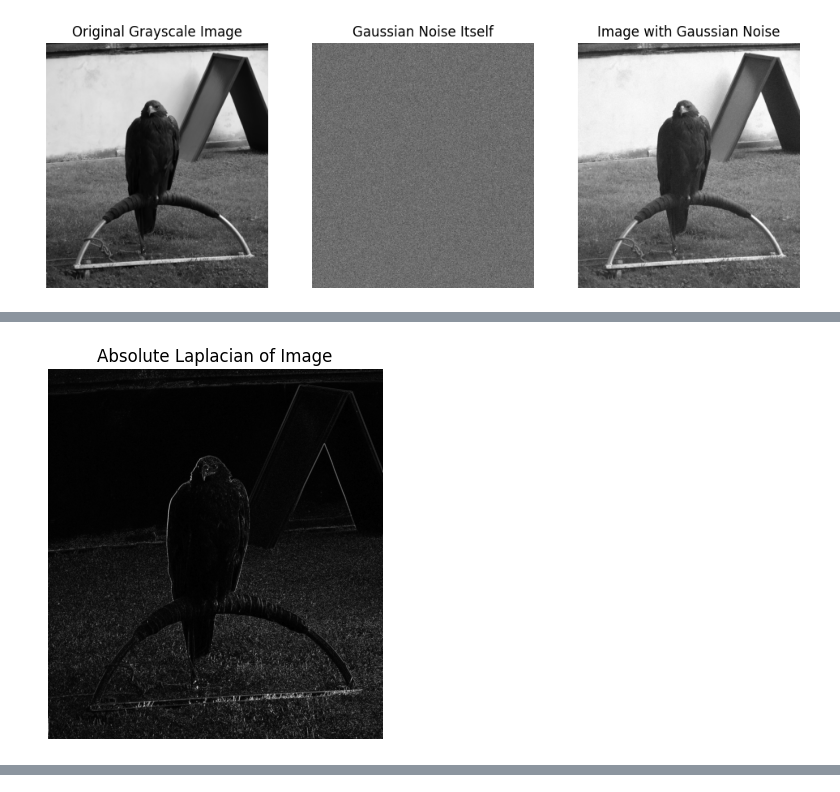
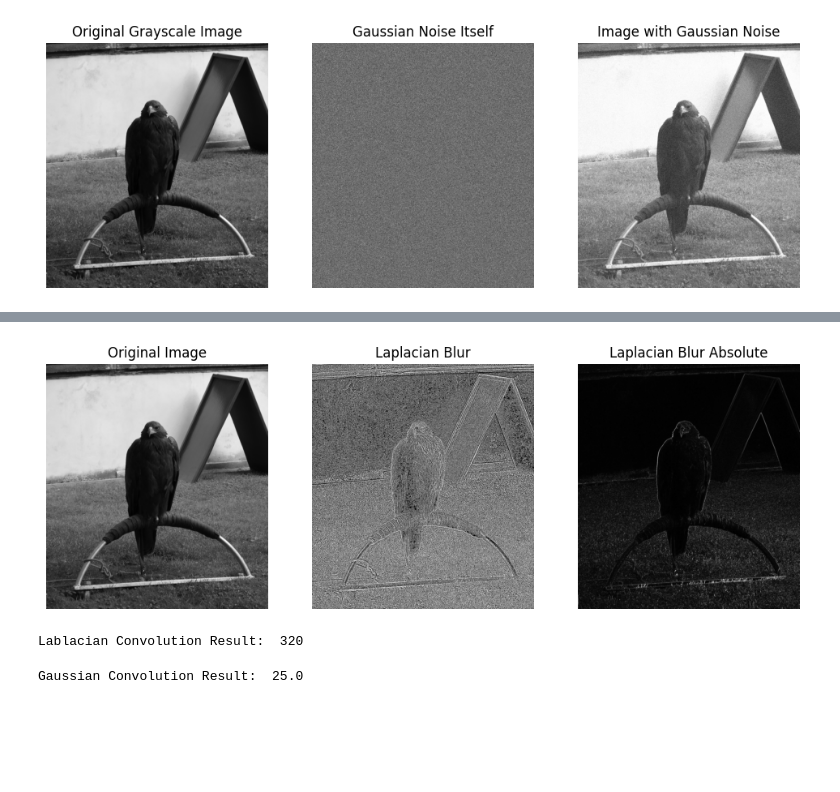
Before and after one commit to 3bdo-Yahya/Image-Processing, a Jupyter notebook: Section_5.ipynb, the cells around one changed output, grey strips where cells are left out. Cells and saved outputs as stored; diff of their text form; code cells hidden in the pictures; blank space fills up the shorter version.

```diff
--- a/Section_5.ipynb
+++ b/Section_5.ipynb
@@ -105,8 +100,16 @@ WARNING:matplotlib.image:Clipping input data to the valid range for imshow with
 # %%
 # Convert Laplacian to absolute values and scale to uint8 for proper display
 laplacian_blur_abs = cv2.convertScaleAbs(laplacian_blur)
-plt.imshow(laplacian_blur_abs, cmap='gray'); plt.axis('off')
-plt.title('Absolute Laplacian of Image')
-plt.show()
-# %% [output]
-[figure, removed]
+# %%
+plt.figure(figsize=(12, 4))
+plt.subplot(1, 3, 1)
+plt.imshow(image, cmap='gray'); plt.axis('off')
+plt.title('Original Image')
+plt.subplot(1, 3, 2)
+plt.imshow(laplacian_blur, cmap='gray'); plt.axis('off')
+plt.title('Laplacian Blur')
+plt.subplot(1, 3, 3)
+plt.imshow(laplacian_blur_abs, cmap='gray'); plt.axis('off')
+plt.title('Laplacian Blur Absolute')
+plt.show()
+# %% [output]
@@ -112,0 +117 @@ plt.show()
+[figure, added]
@@ -112,0 +120,33 @@ plt.show()
+# %%
+# sample 3x3 patch
+
+patch = np.array([[10, 10, 10],
+                  [10, 50, 10],
+                  [10, 10, 10]])
+
+# Laplacian Kernel
+laplacian_kernel = np.array([[-1, -1, -1],
+                             [-1, 8, -1],
+                             [-1, -1, -1]])
+
+# Implement convolution
+patch_conv = np.sum(patch * laplacian_kernel)
+print("Lablacian Convolution Result: ", patch_conv)
+# %% [output]
+Lablacian Convolution Result:  320
+# %%
+# 3x3 patch
+patch = np.array([[10, 20, 30],
+                  [20, 40, 20],
+                  [30, 20, 10]])
+
+# 3x3 Gaussian Kernel (we divide by 16 to normalize the result)
+gaussian_kernel = np.array([[1, 2, 1],
+                            [2, 4, 2],
+                            [1, 2, 1]]) / 16
+
+# Implement convolution
+patch_conv = np.sum(patch * gaussian_kernel)
+print("Gaussian Convolution Result: ", patch_conv)
+# %% [output]
+Gaussian Convolution Result:  25.0
```
Also changed, not shown: parts of 15 cells of this notebook.
